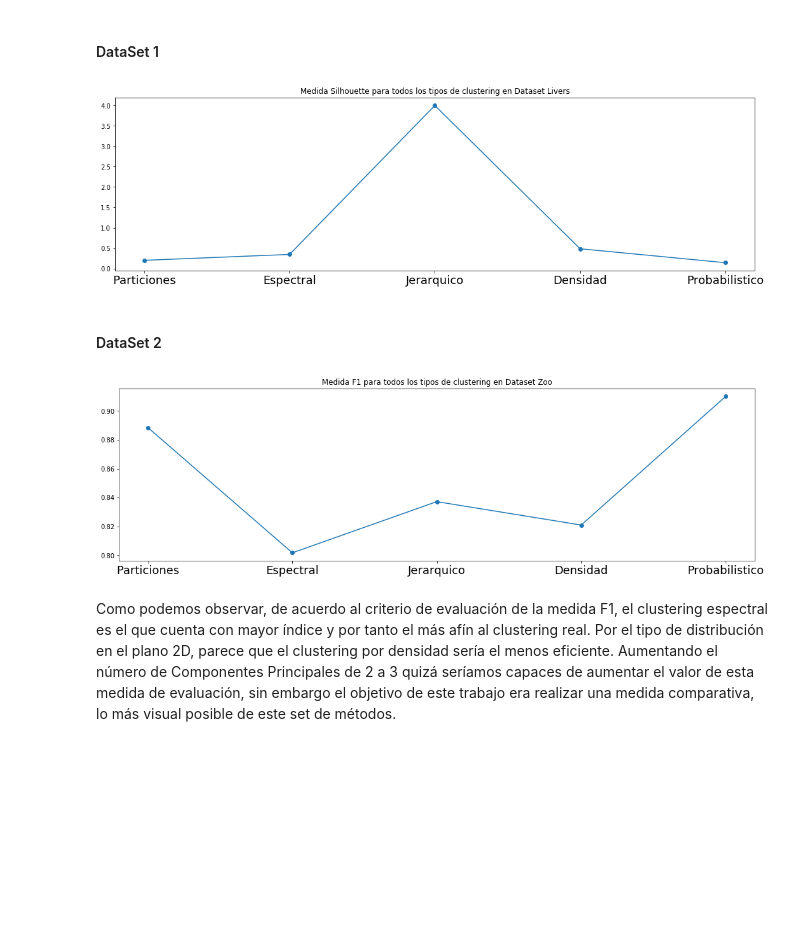
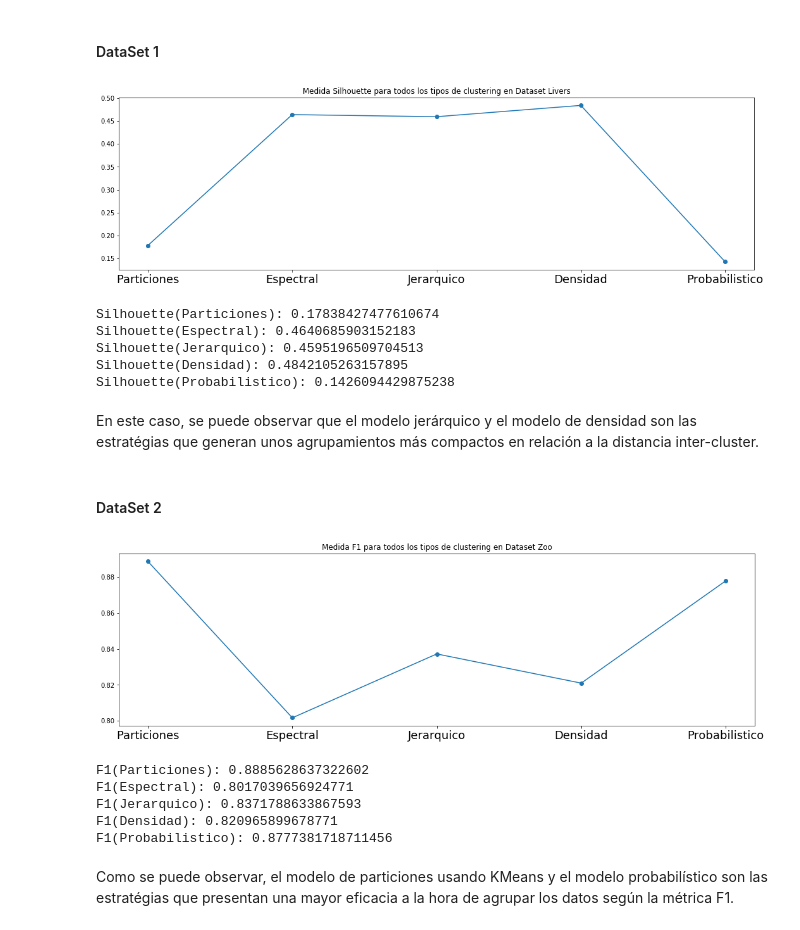
Before and after one commit to alvaronavarroguz/06MAIR-Aprendizaje-No-Supervisado, a Jupyter notebook: Trabajo_Final/Trabajo_Final.ipynb, the cells around one changed output. Saved outputs shown, nothing was run; the diff lists cells and outputs as text; code cells hidden in the pictures; blank space fills up the shorter version.

```diff
--- a/Trabajo_Final/Trabajo_Final.ipynb
+++ b/Trabajo_Final/Trabajo_Final.ipynb
@@ -267,10 +265,8 @@ plt.show()
 [figure]
 # %%
 # Aplicar el mejor resultado
-best_n_clusters = 3
+best_n_clusters = 2
 y_pred = KMeans(n_clusters=MIN_CLUSTERS + best_n_clusters).fit_predict(X_liver)
-
-print(y_pred.shape)
 
 # Mostrar resultados
 fig = plt.figure(figsize=(18,5))
@@ -423,9 +422,9 @@ ax.set_title('Clustering Predicho')
 ax.scatter(PCs_liver[:,0], PCs_liver[:,1], c = labels_predicted, s=70)
 plt.show()
 
-imprimir_evaluacion_intrinseca(calidades_clustering[k-2], X_liver, labels_predicted)
+imprimir_evaluacion_intrinseca(silhouette_score(X_liver, labels_predicted), X_liver, labels_predicted)
 
-ds_1_eval_jerar=set_k[k-2]
+ds_1_eval_jerar=silhouette_score(X_liver, labels_predicted)
 # %% [output]
 El mejor K es = 4
 La mejor medida de disimilitud es = complete
@@ -544,7 +543,7 @@ plt.title("Zoo Dataset: F1 Score over Number of Clusters")
 plt.show()
 
 # Aplicar el mejor resultado
-best_n_clusters = 6
+best_n_clusters = 2
 y_pred = SpectralClustering(n_clusters=MIN_CLUSTERS + best_n_clusters).fit_predict(X_liver)
 
 # Mostrar resultados
@@ -934,23 +933,46 @@ Medidas intrínsecas:
 # %% [markdown]
 #### DataSet 1
 # %%
+scores = [ds_1_eval_part,ds_1_eval_spect,ds_1_eval_jerar,ds_1_eval_densi,ds_1_eval_prob]
+models = ['Particiones', 'Espectral', 'Jerarquico', 'Densidad', 'Probabilistico']
+
 plt.figure(figsize=(18,5))
-plt.plot([ds_1_eval_part,ds_1_eval_spect,ds_1_eval_jerar,ds_1_eval_densi,ds_1_eval_prob], 'o-')
+plt.plot(scores, 'o-')
 plt.title("Medida Silhouette para todos los tipos de clustering en Dataset Livers")
-plt.xticks(range(5), ('Particiones', 'Espectral', 'Jerarquico', 'Densidad', 'Probabilistico'), fontsize=18)
+plt.xticks(range(5), models, fontsize=18)
 plt.show()
+
+for score, model in zip(scores, models):
+    print("Silhouette({}): {}".format(model, score))
 # %% [output]
-[figure, old version]
+[figure, new version]
+Silhouette(Particiones): 0.17838427477610674
+Silhouette(Espectral): 0.4640685903152183
+Silhouette(Jerarquico): 0.4595196509704513
+Silhouette(Densidad): 0.4842105263157895
+Silhouette(Probabilistico): 0.1426094429875238
+# %% [markdown]
+En este caso, se puede observar que el modelo jerárquico y el modelo de densidad son las estratégias que generan unos agrupamientos más compactos en relación a la distancia inter-cluster.
 # %% [markdown]
 #### DataSet 2
 # %%
+scores = [ds_2_eval_part,ds_2_eval_spect,ds_2_eval_jerar,ds_2_eval_densi,ds_2_eval_prob]
+models = ['Particiones', 'Espectral', 'Jerarquico', 'Densidad', 'Probabilistico']
+
 plt.figure(figsize=(18,5))
-plt.plot([ds_2_eval_part,ds_2_eval_spect,ds_2_eval_jerar,ds_2_eval_densi,ds_2_eval_prob], 'o-')
+plt.plot(scores, 'o-')
 plt.title("Medida F1 para todos los tipos de clustering en Dataset Zoo")
-plt.xticks(range(5), ('Particiones', 'Espectral', 'Jerarquico', 'Densidad', 'Probabilistico'), fontsize=18)
+plt.xticks(range(5), models, fontsize=18)
 plt.show()
+
+for score, model in zip(scores, models):
+    print("F1({}): {}".format(model, score))
 # %% [output]
-[figure, old version]
+[figure, new version]
+F1(Particiones): 0.8885628637322602
+F1(Espectral): 0.8017039656924771
+F1(Jerarquico): 0.8371788633867593
+F1(Densidad): 0.820965899678771
+F1(Probabilistico): 0.8777381718711456
-# %% [markdown]
-Como podemos observar, de acuerdo al criterio de evaluación de la medida F1, el clustering espectral es el que cuenta con mayor índice y por tanto el más afín al clustering real. Por el tipo de distribución en el plano 2D, parece que el clustering por densidad sería el menos eficiente.
-Aumentando el número de Componentes Principales de 2 a 3 quizá seríamos capaces de aumentar el valor de esta medida de evaluación, sin embargo el objetivo de este trabajo era realizar una medida comparativa, lo más visual posible de este set de métodos.
+# %% [markdown]
+Como se puede observar, el modelo de particiones usando KMeans y el modelo probabilístico son las estratégias que presentan una mayor eficacia a la hora de agrupar los datos según la métrica F1.
```
Also changed, not shown: parts of 15 cells of this notebook.
